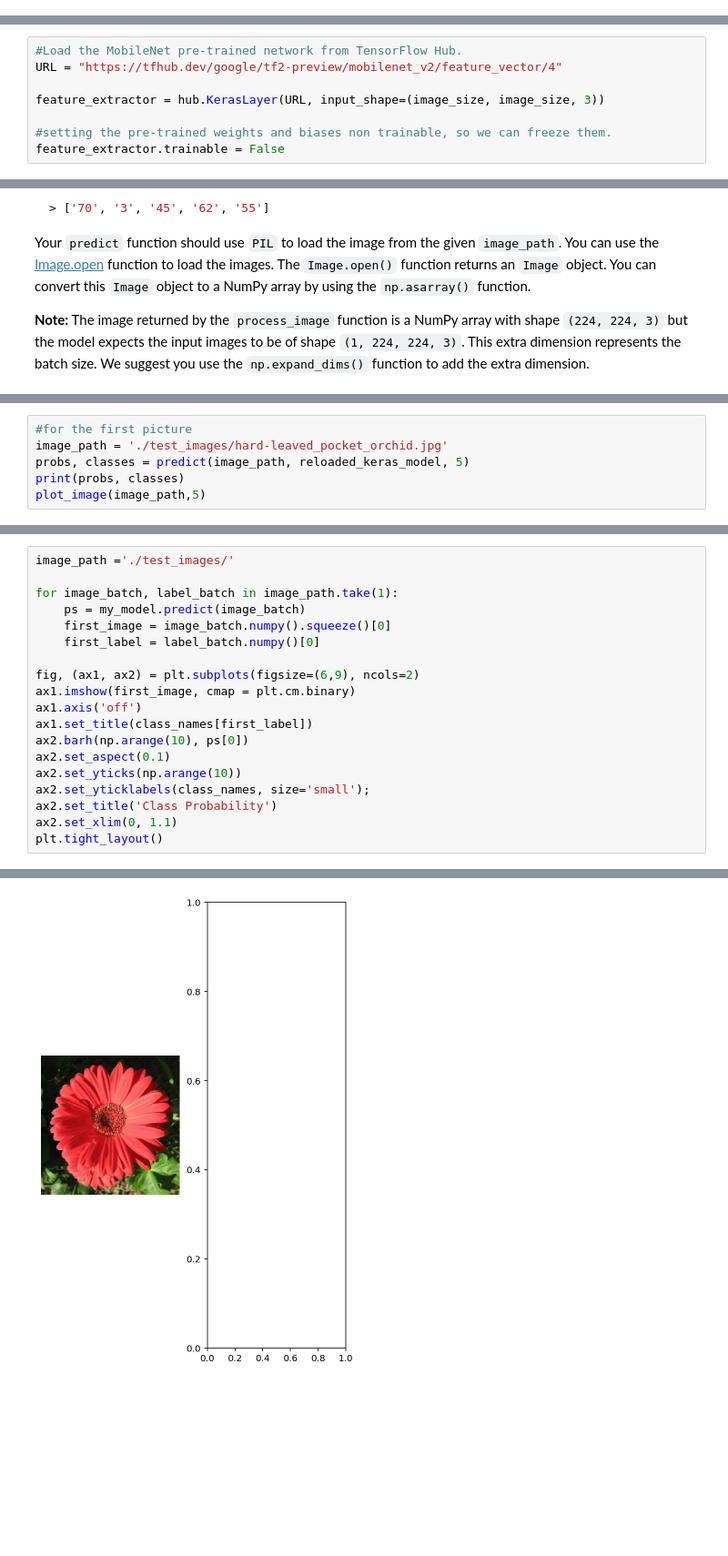
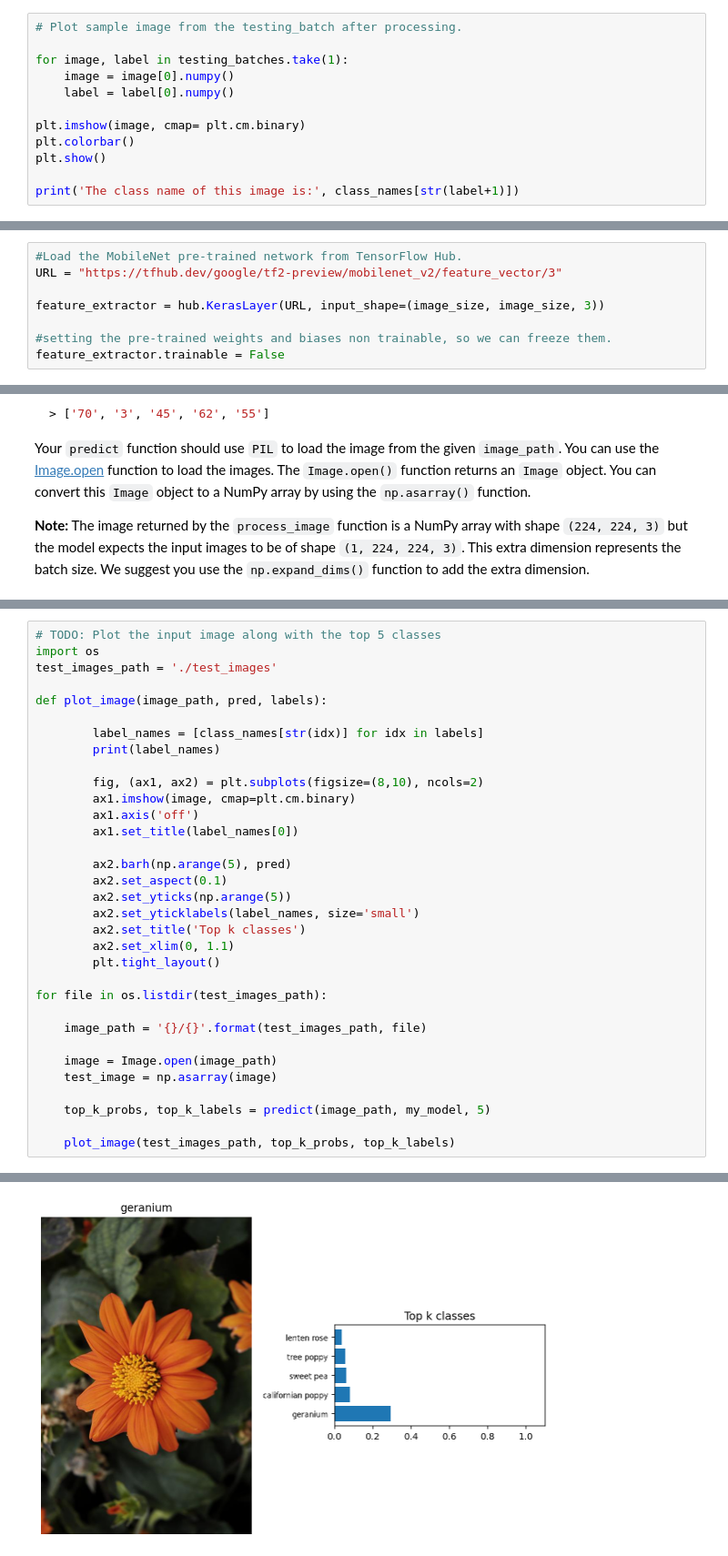
Before and after one commit to chikakorooney/intro-to-ml-tensorflow, a Jupyter notebook: projects/p2_image_classifier/Project_Image_Classifier_Project.ipynb, the cells around one changed output, grey strips where cells are left out. Shown at 91% size. Saved outputs shown, nothing was run; the diff lists cells and outputs as text; blank space fills up the shorter version.

```diff
--- a/projects/p2_image_classifier/Project_Image_Classifier_Project.ipynb
+++ b/projects/p2_image_classifier/Project_Image_Classifier_Project.ipynb
@@ -193,0 +199,12 @@ testing_batches = test_set.map(normalize).batch(batch_size).prefetch(1)
+# %%
+# Plot sample image from the testing_batch after processing.
+
+for image, label in testing_batches.take(1):
+    image = image[0].numpy()
+    label = label[0].numpy()
+
+plt.imshow(image, cmap= plt.cm.binary)
+plt.colorbar()
+plt.show()
+
+print('The class name of this image is:', class_names[str(label+1)])
@@ -213,7 +233,7 @@ When training make sure you're updating only the weights of the feed-forward net
 **Note for Workspace users:** One important tip if you're using the workspace to run your code: To avoid having your workspace disconnect during the long-running tasks in this notebook, please read in the earlier page in this lesson called Intro to GPU Workspaces about Keeping Your Session Active. You'll want to include code from the workspace_utils.py module. Also, If your model is over 1 GB when saved as a checkpoint, there might be issues with saving backups in your workspace. If your saved checkpoint is larger than 1 GB (you can open a terminal and check with `ls -lh`), you should reduce the size of your hidden layers and train again.
 # %%
 #Load the MobileNet pre-trained network from TensorFlow Hub.
-URL = "https://tfhub.dev/google/tf2-preview/mobilenet_v2/feature_vector/4"
+URL = "https://tfhub.dev/google/tf2-preview/mobilenet_v2/feature_vector/3"
 
 feature_extractor = hub.KerasLayer(URL, input_shape=(image_size, image_size, 3))
 
@@ -530,6 +524,0 @@ def plot_image(image_path,top_k):
-# %%
-#for the first picture
-image_path = './test_images/hard-leaved_pocket_orchid.jpg'
-probs, classes = predict(image_path, reloaded_keras_model, 5)
-print(probs, classes)
-plot_image(image_path,5)
@@ -542,20 +525,34 @@ shape of the converted image array is:(1, 224, 224, 3)
 # %%
-image_path ='./test_images/'
+# TODO: Plot the input image along with the top 5 classes
+import os
+test_images_path = './test_images'
 
-for image_batch, label_batch in image_path.take(1):
-    ps = my_model.predict(image_batch)
-    first_image = image_batch.numpy().squeeze()[0]
-    first_label = label_batch.numpy()[0]
+def plot_image(image_path, pred, labels):
 
-fig, (ax1, ax2) = plt.subplots(figsize=(6,9), ncols=2)
-ax1.imshow(first_image, cmap = plt.cm.binary)
-ax1.axis('off')
-ax1.set_title(class_names[first_label])
-ax2.barh(np.arange(10), ps[0])
-ax2.set_aspect(0.1)
-ax2.set_yticks(np.arange(10))
-ax2.set_yticklabels(class_names, size='small');
-ax2.set_title('Class Probability')
-ax2.set_xlim(0, 1.1)
-plt.tight_layout()
+        label_names = [class_names[str(idx)] for idx in labels]
+        print(label_names)
+
+        fig, (ax1, ax2) = plt.subplots(figsize=(8,10), ncols=2)
+        ax1.imshow(image, cmap=plt.cm.binary)
+        ax1.axis('off')
+        ax1.set_title(label_names[0])
+
+        ax2.barh(np.arange(5), pred)
+        ax2.set_aspect(0.1)
+        ax2.set_yticks(np.arange(5))
+        ax2.set_yticklabels(label_names, size='small')
+        ax2.set_title('Top k classes')
+        ax2.set_xlim(0, 1.1)
+        plt.tight_layout()
+
+for file in os.listdir(test_images_path):
+
+    image_path = '{}/{}'.format(test_images_path, file)
+
+    image = Image.open(image_path)
+    test_image = np.asarray(image)
+
+    top_k_probs, top_k_labels = predict(image_path, my_model, 5)
+
+    plot_image(test_images_path, top_k_probs, top_k_labels)
 # %% [output]
@@ -563 +567 @@ KeyError: 40
-[figure, old version]
+[figure, new version]
```
Also changed, not shown: parts of 16 cells of this notebook.
